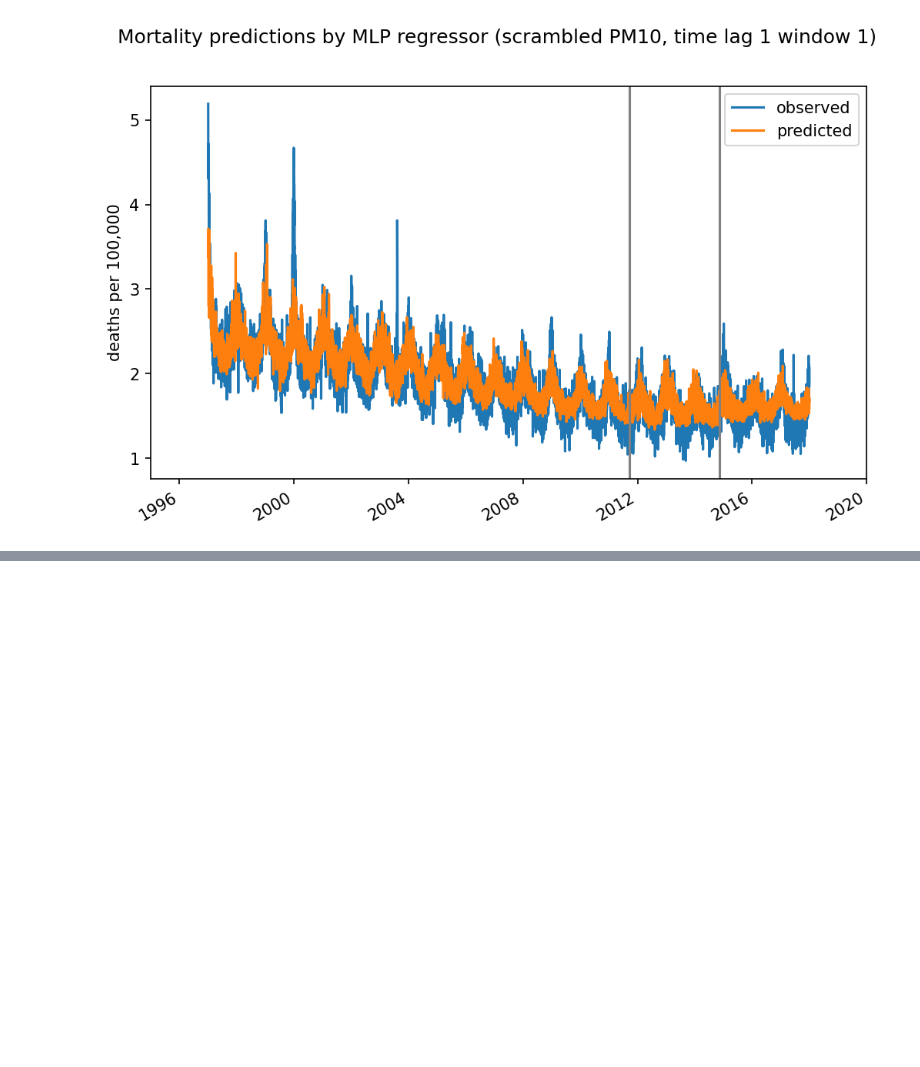
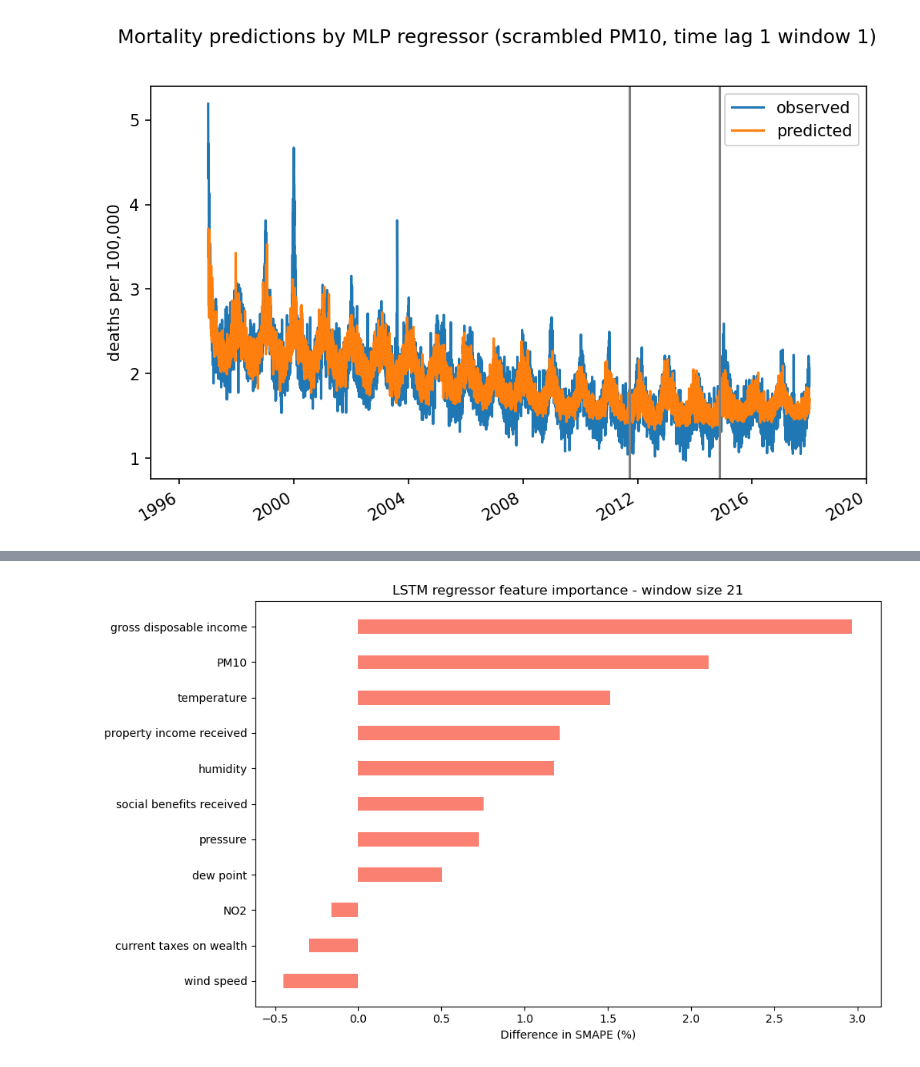
Before and after one commit to michellewl/AQmortality, a Jupyter notebook: mortality_model/regional_regression.ipynb, the cells around one changed output, grey strips where cells are left out. Cells and saved outputs as stored; diff of their text form; code cells hidden in the pictures; blank space fills up the shorter version.

```diff
--- a/mortality_model/regional_regression.ipynb
+++ b/mortality_model/regional_regression.ipynb
@@ -250,13 +265,20 @@ df = ablation_df[["architecture", "window_size", "ablation_features", "smape_tes
 # %%
-# Step 1: Get baseline SMAPE values for each architecture
+ablation_df = pd.read_csv(f"regional_ablation_results/window_size_{window_size}.csv")
+df = ablation_df[["architecture", "window_size", "ablation_features", "smape_test"]]
+
+# Get baseline SMAPE values for each architecture
 baseline_df = df[df['ablation_features'] == 'false'].set_index('architecture')['smape_test']
-
-# Step 2: Calculate the difference from the baseline
+# Calculate the difference from the baseline
 df = df[df['ablation_features'] != 'false']
 df['smape_diff'] = df.apply(lambda row: row['smape_test'] - baseline_df[row['architecture']], axis=1)
+# Pivot the DataFrame to get the desired format
+pivot_df = df.pivot_table(index=['ablation_features'], columns='architecture', values='smape_diff', aggfunc='first')
+# Reset index to make 'ablation_features' a column again
+df = pivot_df.reset_index()
 
-# Step 3: Pivot the DataFrame to get the desired format
-pivot_df = df.pivot_table(index=['ablation_features'], columns='architecture', values='smape_diff', aggfunc='first')
-
-# Reset index to make 'ablation_features' a column again
-pivot_df = pivot_df.reset_index()
+# Apply categorization to the 'ablation_features' column
+df['feature_category'] = df['ablation_features'].apply(categorise_feature)
+# Filter dataframe by string (optional)
+df = df[~df["feature_category"].str.contains("all")]
+# Sort values
+df = df.sort_values(by=f'{sort_by}_regressor', ascending=True)#.tail(top)
@@ -281,0 +312,24 @@ pivot_df
+# %%
+# Plot horizontal bar chart with single regressor model
+colour_dict = {"MLP": "skyblue", "LSTM": "salmon"}
+plt.figure(figsize=(10, 6))
+
+# Bar width for the grouped bars
+bar_width = 0.4
+index = range(len(df))
+
+# Plot bars for both regressor
+plt.barh([i for i in index], df[f'{sort_by}_regressor'], bar_width, label=f'{sort_by} regressor', color=colour_dict[sort_by])
+
+# Adding labels, title
+plt.yticks(index, df['feature_category'])
+plt.xlabel('Difference in SMAPE (%)')
+# plt.title(f'{sort_by} regressor feature importance (top {top}) - window size {window_size}')
+plt.title(f'{sort_by} regressor feature importance - window size {window_size}')
+plt.tight_layout()
+
+filename = f"{sort_by}_features.pdf"
+plt.savefig(f"figures/window_{window_size}/{filename}")
+plt.show()
+# %% [output]
+[figure, added]
```
Also changed, not shown: parts of 10 cells of this notebook, 3 other files.
